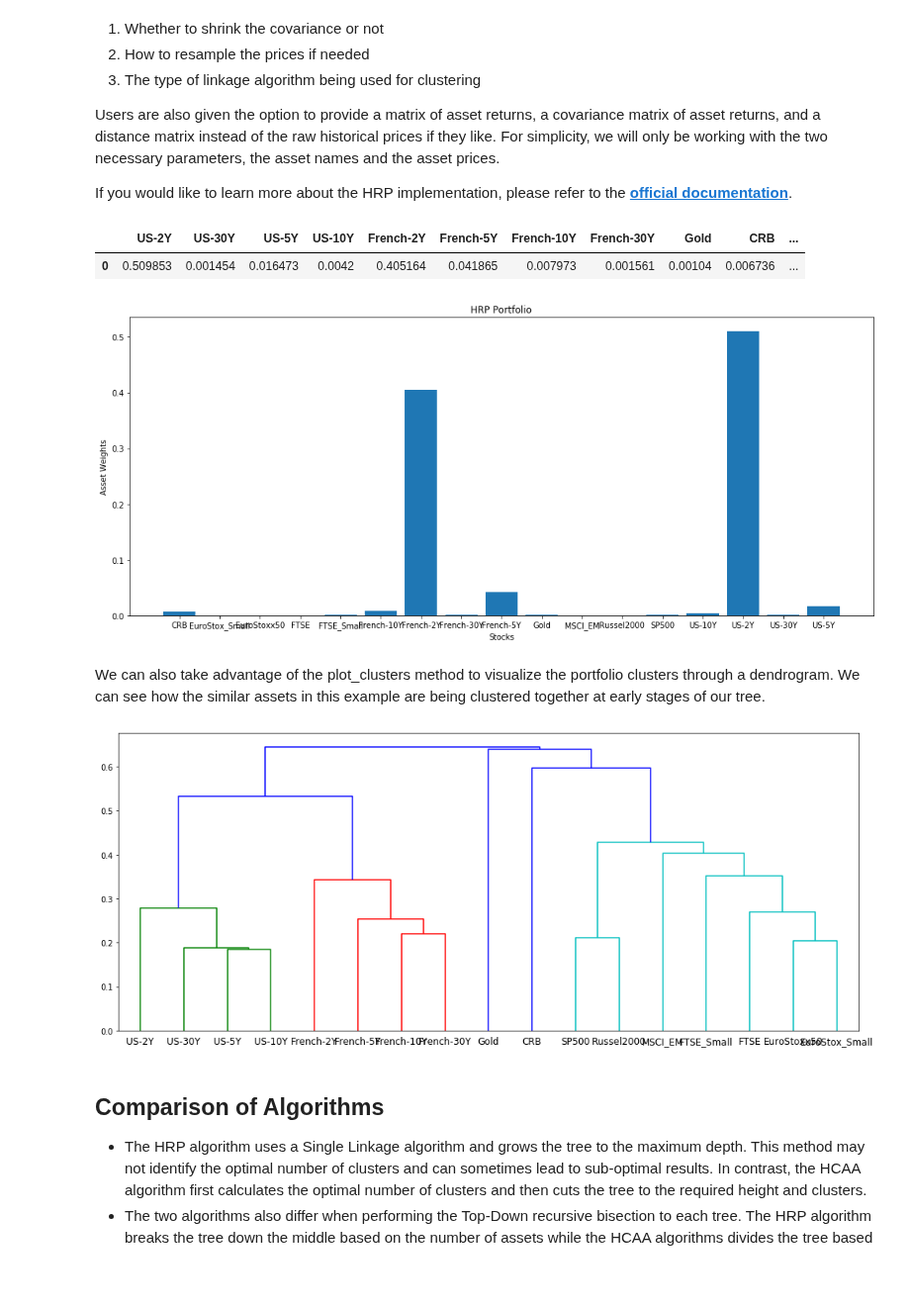
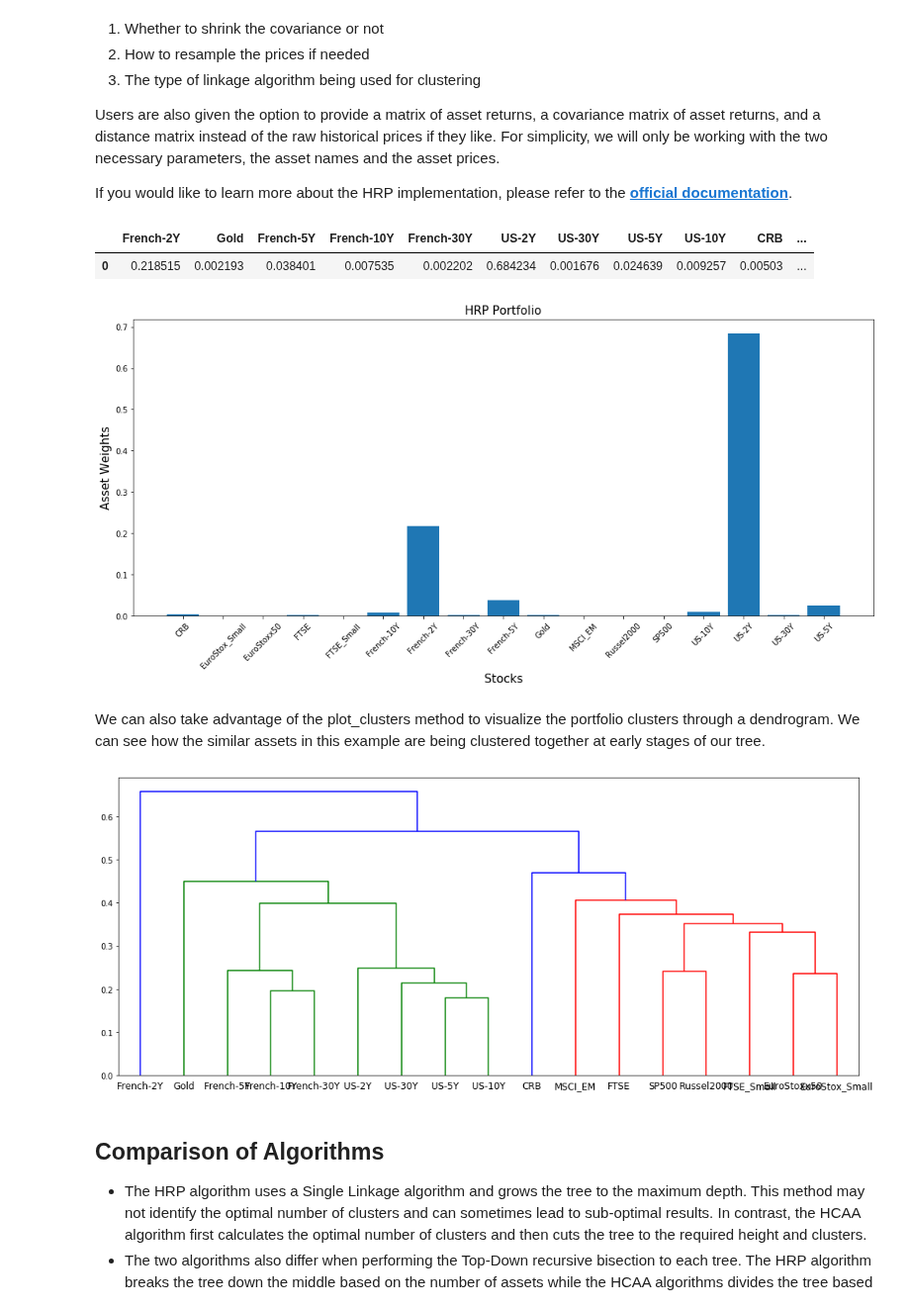
Before and after one commit to tzw101/research, a Jupyter notebook: Portfolio Optimisation Tutorials/HCAA & HRP Comparison/HCAA_HRP_comparison.ipynb, the cells around one changed output. Shown at 99% size. Saved outputs shown, nothing was run; the diff lists cells and outputs as text; code cells hidden in the pictures; blank space fills up the shorter version.

```diff
--- a/Portfolio Optimisation Tutorials/HCAA & HRP Comparison/HCAA_HRP_comparison.ipynb
+++ b/Portfolio Optimisation Tutorials/HCAA & HRP Comparison/HCAA_HRP_comparison.ipynb
@@ -44,6 +44,7 @@ raw_prices = pd.read_csv('assetalloc.csv', sep=';', parse_dates=True, index_col=
 raw_prices = raw_prices.iloc[::-1]
 x = raw_prices.index.get_loc('2010-01-01')
 stock_prices = raw_prices.iloc[0:x[0], :]
+stock_prices = stock_prices.sort_values(by="Dates").iloc[::-1]
 
 stock_prices.head()
 # %% [output]
@@ -131,24 +132,24 @@ hrp.allocate(asset_names=stock_prices.columns,
              asset_prices=stock_prices)
 hrp.weights
 # %% [output]
-|  | US-2Y | US-30Y | US-5Y | US-10Y | French-2Y | French-5Y | French-10Y | French-30Y | Gold | CRB | ... |
-| 0 | 0.509853 | 0.001454 | 0.016473 | 0.0042 | 0.405164 | 0.041865 | 0.007973 | 0.001561 | 0.00104 | 0.006736 | ... |
+|  | French-2Y | Gold | French-5Y | French-10Y | French-30Y | US-2Y | US-30Y | US-5Y | US-10Y | CRB | ... |
+| 0 | 0.218515 | 0.002193 | 0.038401 | 0.007535 | 0.002202 | 0.684234 | 0.001676 | 0.024639 | 0.009257 | 0.00503 | ... |
 # %%
 # plotting our HRP portfolio
 hrp_weights = hrp.weights[sorted(hrp.weights)]
 hrp_weights = hrp_weights.values.tolist()
 hrp_weights = [item for sublist in hrp_weights for item in sublist]
 y_pos = np.arange(len(stock_prices.columns))
 
 plt.figure(figsize=(17,7))
 plt.bar(y_pos, hrp_weights)
-plt.xticks(y_pos, sorted(hrp.weights))
-plt.xlabel('Stocks')
-plt.ylabel('Asset Weights')
-plt.title('HRP Portfolio')
+plt.xticks(y_pos, sorted(hrp.weights), rotation=45, size=10)
+plt.xlabel('Stocks', size=15)
+plt.ylabel('Asset Weights', size=15)
+plt.title('HRP Portfolio', size=15)
 plt.show()
 # %% [output]
-[figure, old version]
+[figure, new version]
 # %% [markdown]
 We can also take advantage of the plot_clusters method to visualize the portfolio clusters through a dendrogram. We can see how the similar assets in this example are being clustered together at early stages of our tree.
 # %%
@@ -157,7 +158,7 @@ plt.figure(figsize=(17,7))
 hrp.plot_clusters(stock_prices.columns)
 plt.show()
 # %% [output]
-[figure, old version]
+[figure, new version]
 # %% [markdown]
 ## Comparison of Algorithms
 - The HRP algorithm uses a Single Linkage algorithm and grows the tree to the maximum depth. This method may not identify the optimal number of clusters and can sometimes lead to sub-optimal results. In contrast, the HCAA algorithm first calculates the optimal number of clusters and then cuts the tree to the required height and clusters.
```
Also changed, not shown: parts of 5 cells of this notebook.
